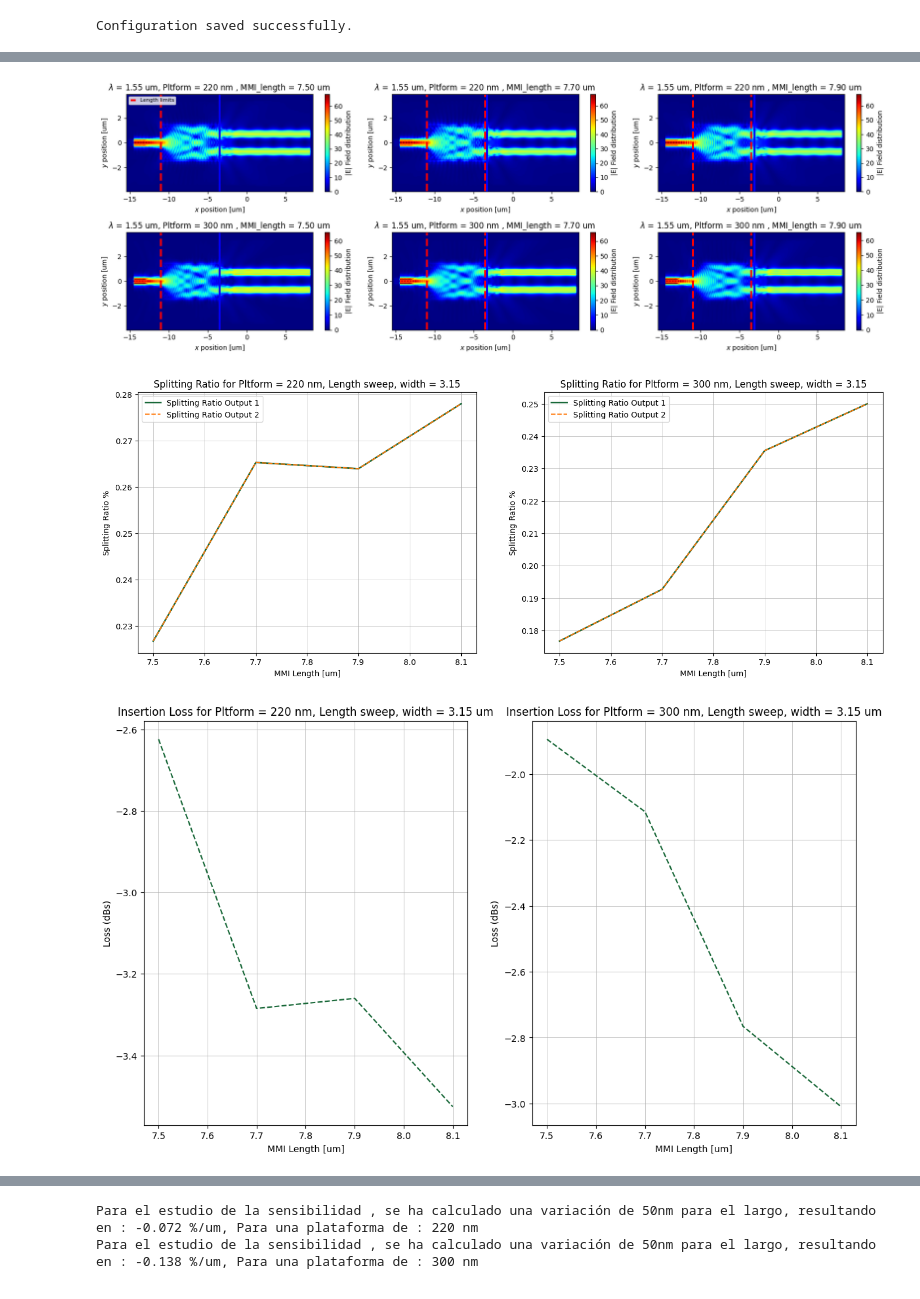
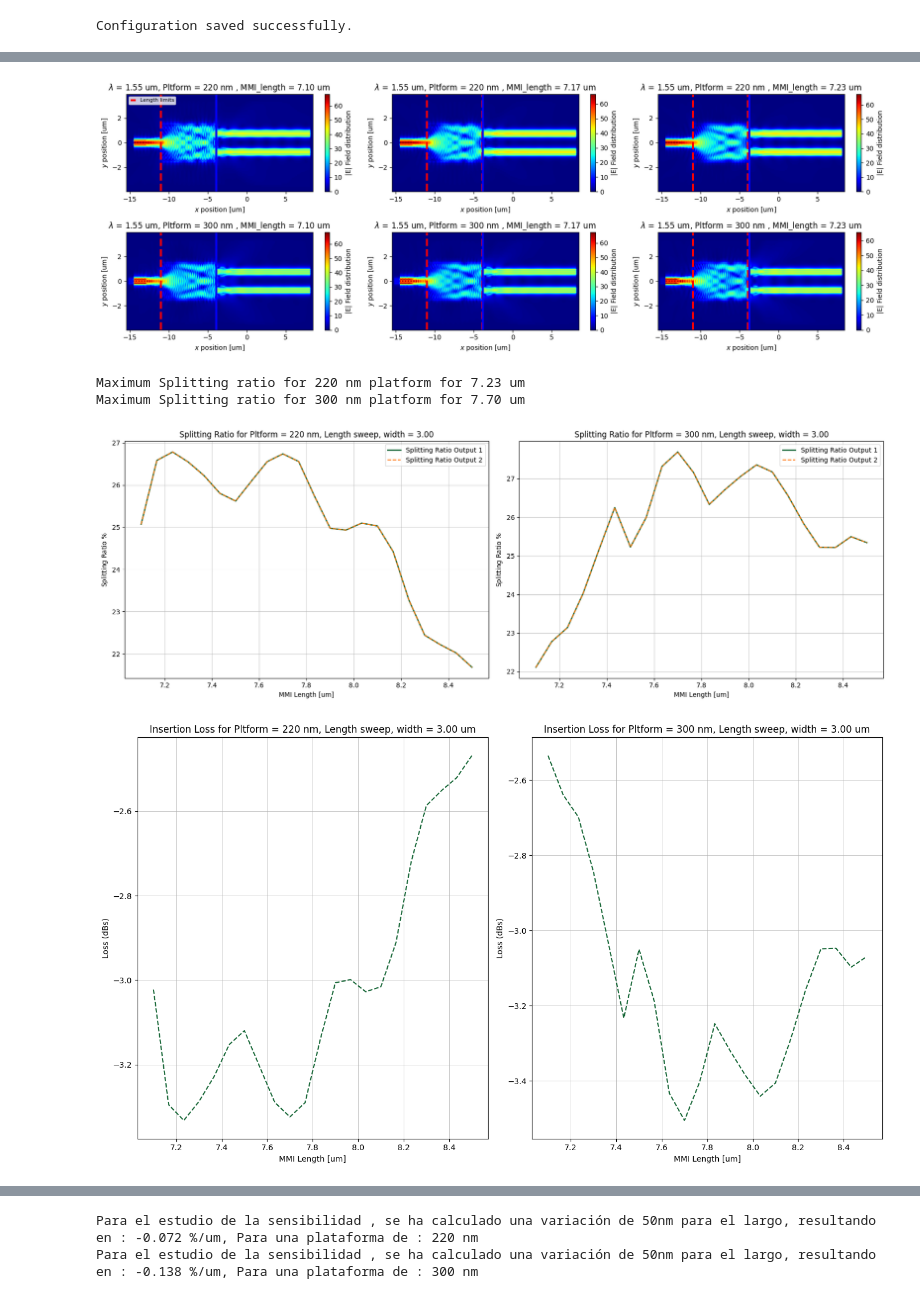
Before and after one commit to Juanes2001/GDS_py_TDY_venv, a Jupyter notebook: notebooks/HOM2_point3.ipynb, the cells around one changed output, grey strips where cells are left out. Saved outputs shown, nothing was run; the diff lists cells and outputs as text; code cells hidden in the pictures.

```diff
--- a/notebooks/HOM2_point3.ipynb
+++ b/notebooks/HOM2_point3.ipynb
@@ -369,4 +391,9 @@ NameError: name 'MMI_L_points' is not defined
 # %%
 # Extraemos primero la info para plotear el MMI con un largo considerable y apreciar el fenomeno de autoimagen
+version_name = "MMI_autoimage_v1"
 
-sim_data_autoimage, sim_autoimage = build_MMI_simulation(MMI_length = MMI_L_autoimage,MMI_width=MMI_W_autoimage,wavelength=sweep_wavelength, dinstance_tapers = dinstance_tapers_autoimage, x_window=x_window_max)
+project_dir = Path.cwd()  # directory where notebook is located
+data_dir = project_dir / "data_hom2_point3"
+data_dir.mkdir(parents=True, exist_ok=True)
+
+sim_data_autoimage, sim_autoimage = build_MMI_simulation(MMI_length = MMI_L_autoimage,MMI_width=MMI_W_autoimage,wavelength=sweep_wavelength, dinstance_tapers = dinstance_tapers_autoimage, x_window=x_window_max, version_name = version_name)
@@ -377,10 +407,10 @@ width_MMI_idx_auto = 0
 length_MMI_idx_auto = 0
 
 for thick_idx in range(2):
-    IN_auto.append(sim_data[thick_idx][length_MMI_idx_auto][width_MMI_idx_auto]["IN"])
-    OUT1_auto.append(sim_data[thick_idx][length_MMI_idx_auto][width_MMI_idx_auto]["OUT1"])
-    Longitudinal_auto.append(sim_data[thick_idx][length_MMI_idx_auto][width_MMI_idx_auto]["Longitudinal"])
-    OUT2_auto.append(sim_data[thick_idx][length_MMI_idx_auto][width_MMI_idx_auto]["OUT2"])
+    IN_auto.append(sim_data_autoimage[thick_idx][length_MMI_idx_auto][width_MMI_idx_auto]["IN"])
+    OUT1_auto.append(sim_data_autoimage[thick_idx][length_MMI_idx_auto][width_MMI_idx_auto]["OUT1"])
+    Longitudinal_auto.append(sim_data_autoimage[thick_idx][length_MMI_idx_auto][width_MMI_idx_auto]["Longitudinal"])
+    OUT2_auto.append(sim_data_autoimage[thick_idx][length_MMI_idx_auto][width_MMI_idx_auto]["OUT2"])
 # %%
 ## Con la data extraida para un largo de 45 micras, mostramos el fenomeno de Autoimagen para las distintas plataformas
 
@@ -413,11 +443,22 @@ for thick_idx in range(2):
     axes_auto[thick_idx].set_xlabel(r"$x$ position [um]")
     axes_auto[thick_idx].set_ylabel(r"$y$ position [um]")
     plt.colorbar(im, ax=axes_auto[thick_idx]).set_label("|E| Field distribution")
-    # axes_auto[thick_idx].plot(np.ones(len(y_L))*(-11),y_L, lw = 3 ,color = "red", linestyle = "--" , label = "Length limits")
-    # axes_auto[thick_idx].plot(np.ones(len(y_L))*(sweep_MMI_L[0]-11),y_L, lw = 3 ,color = "red",linestyle = "--")
-    # axes_auto[thick_idx].plot(np.ones(len(y_L))*(sweep_MMI_L[length_idx]-11),y_L, lw = 3 ,color = "blue",linestyle = "-" )
+
+    if thick_idx == 0:
+        axes_auto[thick_idx].plot(np.ones(len(y_L))*(5),y_L, lw = 3 ,color = "red", linestyle = "--" , label = "single mode interference period")
+        axes_auto[thick_idx].plot(np.ones(len(y_L))*(20),y_L, lw = 3 ,color = "red",linestyle = "--")
+        axes_auto[thick_idx].plot(np.ones(len(y_L))*(-3.5),y_L, lw = 3 ,color = "blue",linestyle = "-" , label = "second mode interference period")
+        axes_auto[thick_idx].plot(np.ones(len(y_L))*(12.5),y_L, lw = 3 ,color = "blue",linestyle = "-" )
+        axes_auto[thick_idx].legend(loc = "best")
+    else:
+
+        axes_auto[thick_idx].plot(np.ones(len(y_L))*(6),y_L, lw = 3 ,color = "red", linestyle = "--" , label = "single mode interference period")
+        axes_auto[thick_idx].plot(np.ones(len(y_L))*(23),y_L, lw = 3 ,color = "red",linestyle = "--")
+        axes_auto[thick_idx].plot(np.ones(len(y_L))*(-2.5),y_L, lw = 3 ,color = "blue",linestyle = "-" , label = "second mode interference period")
+        axes_auto[thick_idx].plot(np.ones(len(y_L))*(14.5),y_L, lw = 3 ,color = "blue",linestyle = "-" )
+        axes_auto[thick_idx].legend(loc = "best")
 
 
-# axes1[0][0].legend(loc = "upper left",fontsize=8,handlelength=1,borderpad=0.3,labelspacing=0.3)
+
 plt.tight_layout()
 plt.show()
@@ -472,7 +516,7 @@ length_fixed = 0
 width_fixed = 0
 
 for thick_idx in range(2):
-    for length_idx in range(MMI_L_points-1):
+    for length_idx in range(3):
 
         Ex_L = Longitudinal[thick_idx][length_idx][width_fixed].Ex.abs.isel(f = wv_fixed).squeeze()
         Ey_L = Longitudinal[thick_idx][length_idx][width_fixed].Ey.abs.isel(f = wv_fixed).squeeze()
@@ -504,7 +548,7 @@ axes1[0][0].legend(loc = "upper left",fontsize=8,handlelength=1,borderpad=0.3,la
 plt.tight_layout()
 plt.show()
 # %% [output]
-[figure, old version]
+[figure, new version]
 # %%
 ## Optimizaremos para los 22 puntos de sweep en largo a ver si encontramos un nuevo valor mejorado para los encontrados
 fig4, axes4 = plt.subplots(1, 2, figsize=(17, 6))
@@ -596,39 +640,42 @@ for thick_idx in range(2):
         else:
             Losses_300[length_idx] = 10*math.log10((P_IN-(P_OUT1+P_OUT2))/P_IN)
 
+    print(f"Maximum Splitting ratio for {[220,300][thick_idx]} nm platform for {sweep_MMI_L[np.where(Splitting_ratio_OUT1 == Splitting_ratio_OUT1.max())][0]:.2f} um")
     axes4[thick_idx].plot(sweep_MMI_L, Splitting_ratio_OUT1, label="Splitting Ratio Output 1", lw=2)
     axes4[thick_idx].plot(sweep_MMI_L, Splitting_ratio_OUT2, label="Splitting Ratio Output 2", linestyle='--')
     axes4[thick_idx].set_title(
         f"Splitting Ratio for Pltform = {[220, 300][thick_idx]} nm, Length sweep, width = {sweep_MMI_W[width_fixed]:.2f}")
     axes4[thick_idx].set_xlabel(r"MMI Length [um]")
     axes4[thick_idx].set_ylabel(r"Splitting Ratio $\%$")
     axes4[thick_idx].legend(loc='best')
     axes4[thick_idx].grid(True, lw=0.5)
 
+plt.tight_layout()
 plt.show()
 
 
 fig_loss1, ax_loss1 = plt.subplots(1,2,figsize=(14,8))
 
 
 ax_loss1[0].plot(sweep_MMI_L, Losses_220, label="Insertion Loss", linestyle='--')
 ax_loss1[0].set_title(
     f"Insertion Loss for Pltform = {[220, 300][0]} nm, Length sweep, width = {sweep_MMI_W[width_fixed]:.2f} um")
 ax_loss1[0].set_xlabel(r"MMI Length [um]")
 ax_loss1[0].set_ylabel(r"Loss (dBs)")
 ax_loss1[0].grid(True, lw=0.5)
 
 ax_loss1[1].plot(sweep_MMI_L, Losses_300, label="Insertion Loss", linestyle='--')
 ax_loss1[1].set_title(
     f"Insertion Loss for Pltform = {[220, 300][1]} nm, Length sweep, width = {sweep_MMI_W[width_fixed]:.2f} um")
 ax_loss1[1].set_xlabel(r"MMI Length [um]")
 ax_loss1[1].set_ylabel(r"Loss (dBs)")
 ax_loss1[1].grid(True, lw=0.5)
 
-
-
+plt.tight_layout()
 plt.show()
 # %% [output]
+Maximum Splitting ratio for 220 nm platform for 7.23 um
+Maximum Splitting ratio for 300 nm platform for 7.70 um
-[figure, old version]
+[figure, new version]
-[figure, old version]
+[figure, new version]
 # %% [markdown]
```
Also changed, not shown: parts of 10 cells of this notebook, 3 other files.
